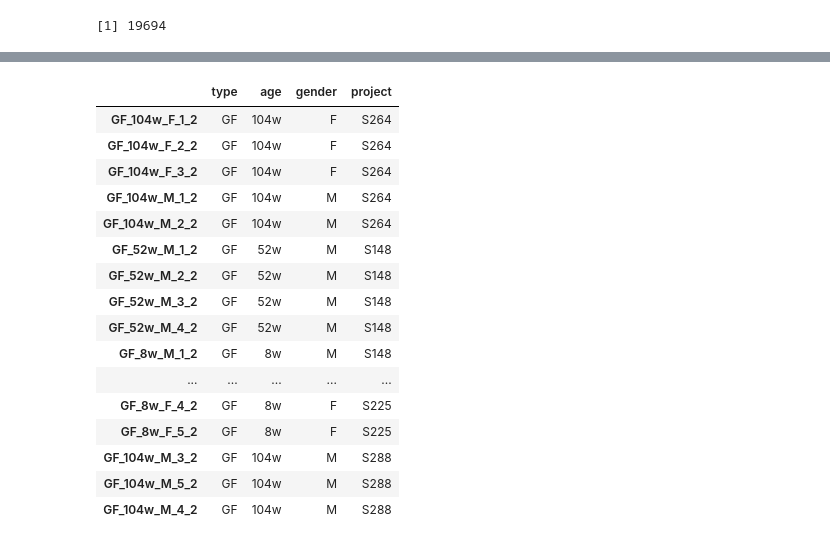
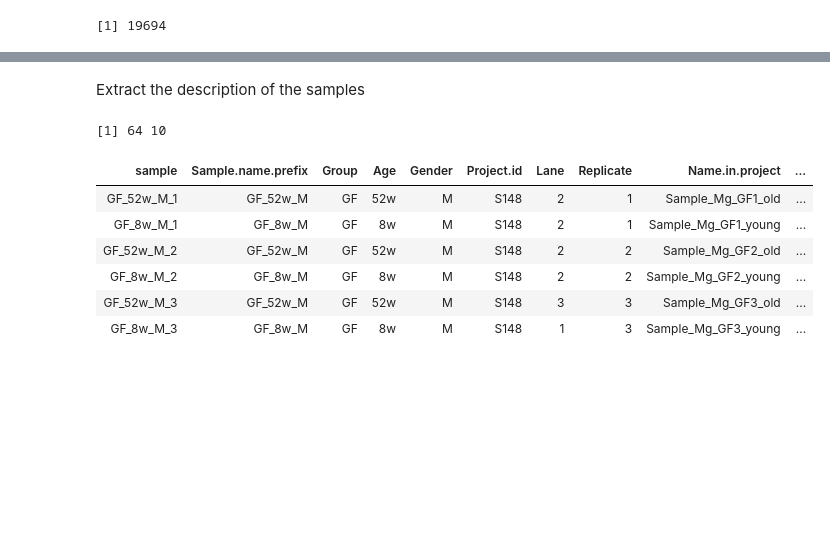
Before and after one commit to anuprulez/amma, a Jupyter notebook: src/prepare_data.ipynb, the cells around one changed output, grey strips where cells are left out. Drawn from its saved outputs; the diff is of its cells as text; code cells hidden in the pictures; blank space fills up the shorter version.

```diff
--- a/src/prepare_data.ipynb
+++ b/src/prepare_data.ipynb
@@ -141,30 +159,21 @@ head(file_desc)
-# %%
-metadata = t(sapply(sapply(colnames(counts), strsplit, split = "_"), unlist))
-short_names = paste(metadata[,1], metadata[,2], metadata[,3], metadata[,4], sep ="_")
-names(short_names) = rownames(metadata)
-metadata = metadata[,-5]
-colnames(metadata) = c("type", "age", "gender", "replicate")
-metadata = as.data.frame(metadata)
-metadata$replicate <- NULL
-metadata$project = paste(unlist(file_desc[short_names,'Project.id']))
-metadata$project = gsub("Project_", "", metadata$project)
-metadata$project[metadata$project == '148'] = 'S148'
-metadata
-# %% [output]
-|  | type | age | gender | project |
-| GF_104w_F_1_2 | GF | 104w | F | S264 |
-| GF_104w_F_2_2 | GF | 104w | F | S264 |
-| GF_104w_F_3_2 | GF | 104w | F | S264 |
-| GF_104w_M_1_2 | GF | 104w | M | S264 |
-| GF_104w_M_2_2 | GF | 104w | M | S264 |
-| GF_52w_M_1_2 | GF | 52w | M | S148 |
-| GF_52w_M_2_2 | GF | 52w | M | S148 |
-| GF_52w_M_3_2 | GF | 52w | M | S148 |
-| GF_52w_M_4_2 | GF | 52w | M | S148 |
-| GF_8w_M_1_2 | GF | 8w | M | S148 |
-| ... | ... | ... | ... | ... |
-| GF_8w_F_4_2 | GF | 8w | F | S225 |
-| GF_8w_F_5_2 | GF | 8w | F | S225 |
-| GF_104w_M_3_2 | GF | 104w | M | S288 |
-| GF_104w_M_5_2 | GF | 104w | M | S288 |
-| GF_104w_M_4_2 | GF | 104w | M | S288 |
+# %% [markdown]
+Extract the description of the samples
+# %%
+file_desc = read.csv("../data/file_description.csv", row.names = 1) %>%
+            rownames_to_column('sample') %>%
+            slice(1:(n()-6)) %>%
+            mutate(Lane = gsub(" & ", "_", Lane)) %>%
+            mutate(Lane = gsub(" ", "1", Lane)) %>%
+            mutate(Project.id = gsub("Project_", "", Project.id)) %>%
+            mutate(Project.id = gsub("148", "S148", Project.id))
+dim(file_desc)
+head(file_desc)
+# %% [output]
+[1] 64 10
+| sample | Sample.name.prefix | Group | Age | Gender | Project.id | Lane | Replicate | Name.in.project | ... |
+| GF_52w_M_1 | GF_52w_M | GF | 52w | M | S148 | 2 | 1 | Sample_Mg_GF1_old | ... |
+| GF_8w_M_1 | GF_8w_M | GF | 8w | M | S148 | 2 | 1 | Sample_Mg_GF1_young | ... |
+| GF_52w_M_2 | GF_52w_M | GF | 52w | M | S148 | 2 | 2 | Sample_Mg_GF2_old | ... |
+| GF_8w_M_2 | GF_8w_M | GF | 8w | M | S148 | 2 | 2 | Sample_Mg_GF2_young | ... |
+| GF_52w_M_3 | GF_52w_M | GF | 52w | M | S148 | 3 | 3 | Sample_Mg_GF3_old | ... |
+| GF_8w_M_3 | GF_8w_M | GF | 8w | M | S148 | 1 | 3 | Sample_Mg_GF3_young | ... |
```
Also changed, not shown: parts of 20 cells of this notebook, 51 other files.
